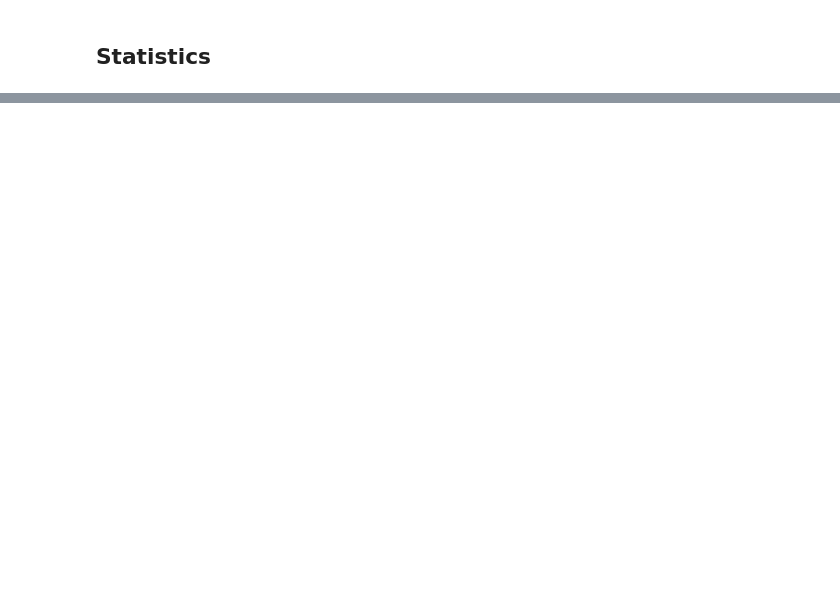
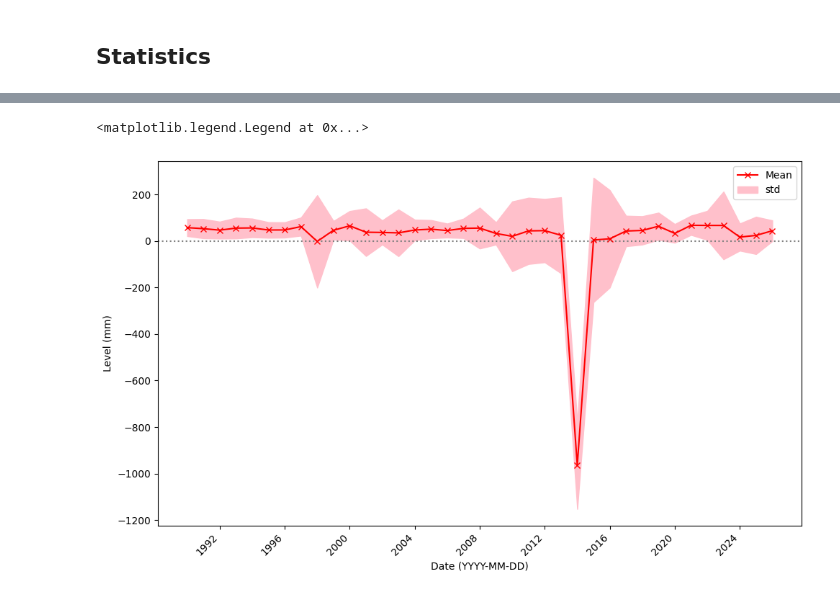
Before and after one commit to gmcginnis/info-698-capstone, a Jupyter notebook: 01_eda.ipynb, the cells around one changed output, grey strips where cells are left out. Cells and saved outputs as stored; diff of their text form; code cells hidden in the pictures; blank space fills up the shorter version.

```diff
--- a/01_eda.ipynb
+++ b/01_eda.ipynb
@@ -401,0 +421,24 @@ data_mini['raw'].resample('1ME').agg(['mean','std'])
+# %%
+#Plot
+
+fig, ax = plt.subplots(figsize=(10, 6))
+    # ax.figure(figsize=(10, 6))
+plt.axhline(y=0, color = "grey", linestyle = ":")
+# ax.vlines(data_subset_rain.index, ymin=0, ymax=data_subset_rain['ra']*3, color = "blue", label = "Rain (x3)")
+ax.plot(data_sumstats.index, data_sumstats['mean'], color = "red", label = "Mean", marker = 'x')
+# ax.plot(data_sumstats.index, data_sumstats['std'], color = "green", label = "std")
+ax.fill_between(data_sumstats.index, data_sumstats['mean']-data_sumstats['std'], data_sumstats['mean']+data_sumstats['std'], color = "pink", label = "std")
+# ax.plot(data_subset_cal.index, data_subset_cal['weir_level'], linestyle='none', marker='x', color="red", label = "Calibration")
+# plt.plot(data_subset_rain.index, data_subset_rain['ra']*3, color = "blue", linestyle='none', marker='o')
+# plt.plot(data_calibrations.index, data_calibrations['level'], color = "red")
+ax.set_xlabel('Date (YYYY-MM-DD)')
+ax.set_ylabel('Level (mm)')
+# ax.set_title('Simple Time Series Plot')
+# ax.set_ylim(bottom=0)
+# ax.grid(True)
+plt.xticks(rotation=45, ha='right')
+plt.tight_layout()
+plt.legend(loc = 'upper right')
+# %% [output]
+<matplotlib.legend.Legend at 0x...>
+[figure, added]
```
Also changed, not shown: parts of 6 cells of this notebook.
